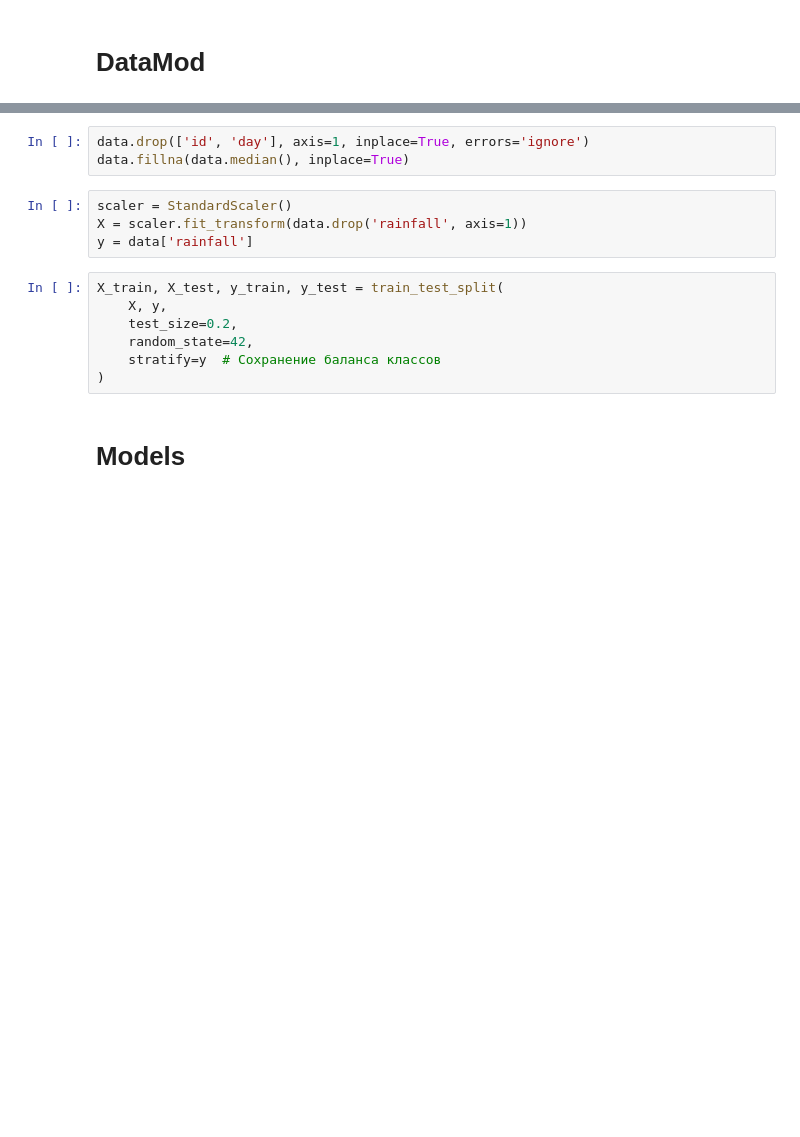
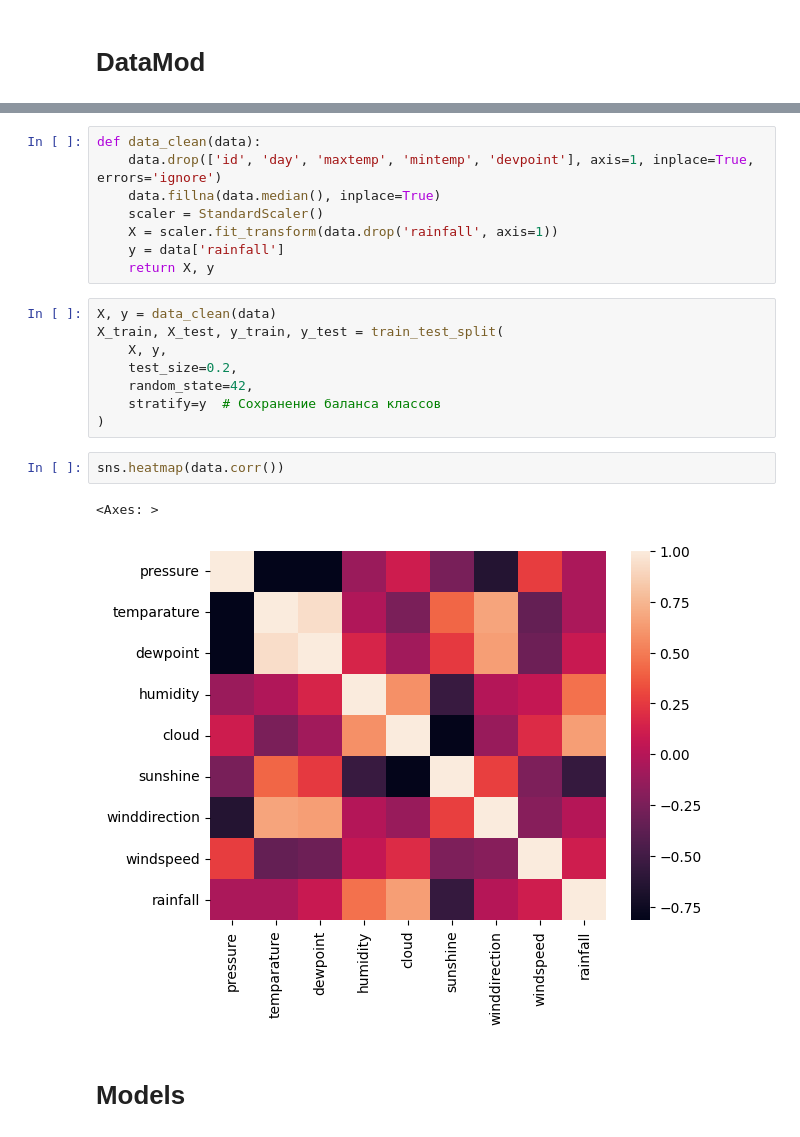
Before and after one commit to Jrol123/Big_data, a Jupyter notebook: S6/D2/L4/L4.ipynb, the cells around one changed output, grey strips where cells are left out. Drawn from its saved outputs; the diff is of its cells as text; blank space fills up the shorter version.

```diff
--- a/S6/D2/L4/L4.ipynb
+++ b/S6/D2/L4/L4.ipynb
@@ -37,17 +46,24 @@ data
 # %%
-data.drop(['id', 'day'], axis=1, inplace=True, errors='ignore')
-data.fillna(data.median(), inplace=True)
+def data_clean(data):
+    data.drop(['id', 'day', 'maxtemp', 'mintemp', 'devpoint'], axis=1, inplace=True, errors='ignore')
+    data.fillna(data.median(), inplace=True)
+    scaler = StandardScaler()
+    X = scaler.fit_transform(data.drop('rainfall', axis=1))
+    y = data['rainfall']
+    return X, y
-# %%
-scaler = StandardScaler()
-X = scaler.fit_transform(data.drop('rainfall', axis=1))
-y = data['rainfall']
 # %%
+X, y = data_clean(data)
 X_train, X_test, y_train, y_test = train_test_split(
     X, y,
     test_size=0.2,
     random_state=42,
     stratify=y  # Сохранение баланса классов
 )
+# %%
+sns.heatmap(data.corr())
+# %% [output]
+<Axes: >
+[figure, added]
 # %% [markdown]
 # Models
 # %% [markdown]
```
Also changed, not shown: parts of 14 cells of this notebook, 6 other files.
